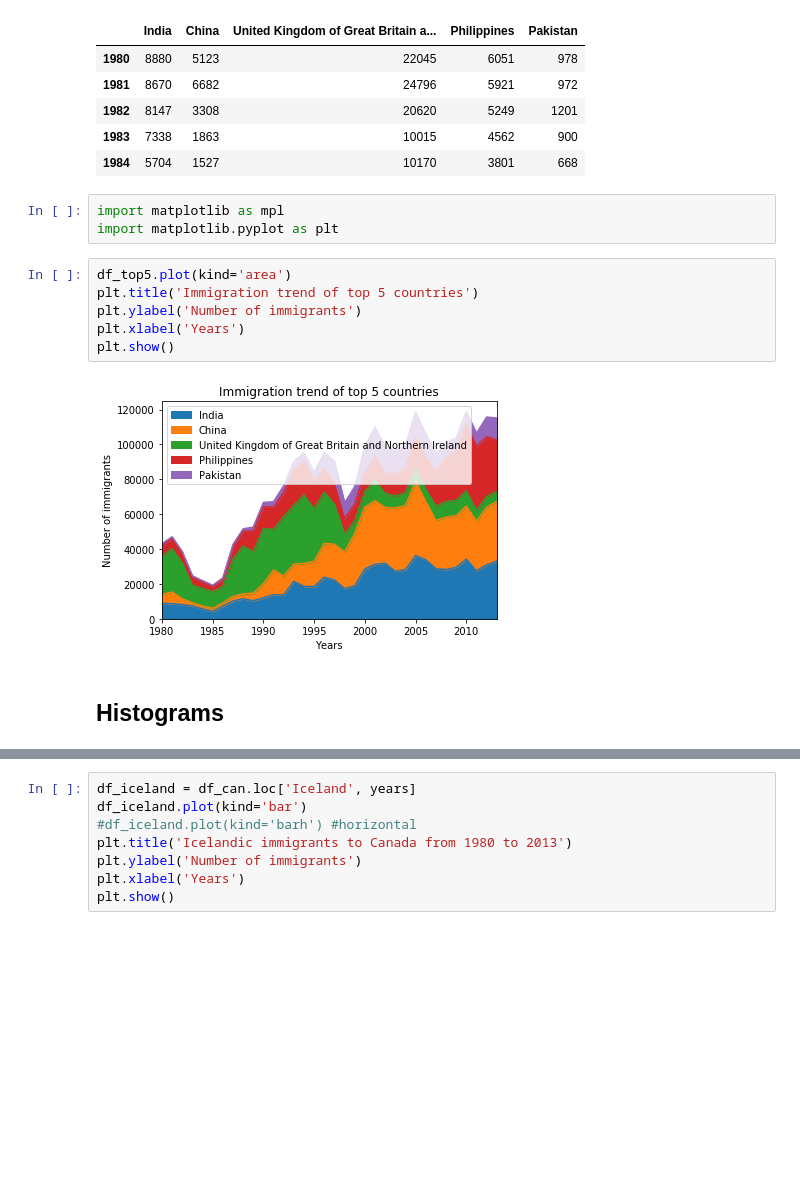
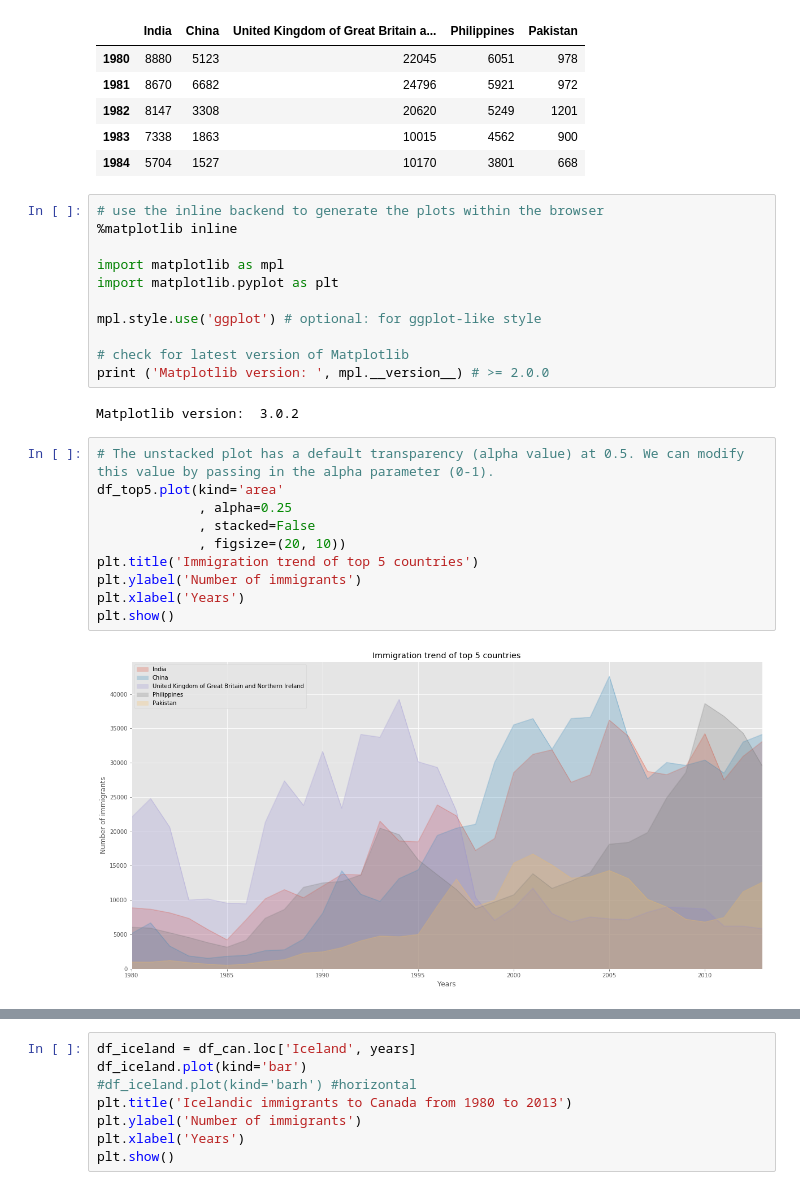
Before and after one commit to juwatow/jupyter-notebook-immigration-canada, a Jupyter notebook: basic-vizzes.ipynb, the cells around one changed output, grey strips where cells are left out. Drawn from its saved outputs; the diff is of its cells as text; blank space fills up the shorter version.

```diff
--- a/basic-vizzes.ipynb
+++ b/basic-vizzes.ipynb
@@ -57,16 +57,28 @@ df_top5.head()
 | 1982 | 8147 | 3308 | 20620 | 5249 | 1201 |
 | 1983 | 7338 | 1863 | 10015 | 4562 | 900 |
 | 1984 | 5704 | 1527 | 10170 | 3801 | 668 |
-# %%
-import matplotlib as mpl
-import matplotlib.pyplot as plt
+# %%
+# use the inline backend to generate the plots within the browser
+%matplotlib inline
+
+import matplotlib as mpl
+import matplotlib.pyplot as plt
+
+mpl.style.use('ggplot') # optional: for ggplot-like style
+
+# check for latest version of Matplotlib
+print ('Matplotlib version: ', mpl.__version__) # >= 2.0.0
+# %% [output]
+Matplotlib version:  3.0.2
 # %%
-df_top5.plot(kind='area')
+# The unstacked plot has a default transparency (alpha value) at 0.5. We can modify this value by passing in the alpha parameter (0-1).
+df_top5.plot(kind='area'
+             , alpha=0.25
+             , stacked=False
+             , figsize=(20, 10))
 plt.title('Immigration trend of top 5 countries')
 plt.ylabel('Number of immigrants')
 plt.xlabel('Years')
 plt.show()
 # %% [output]
-[figure, old version]
+[figure, new version]
-# %% [markdown]
-<h2>Histograms</h2>
```
Also changed, not shown: parts of 10 cells of this notebook.
